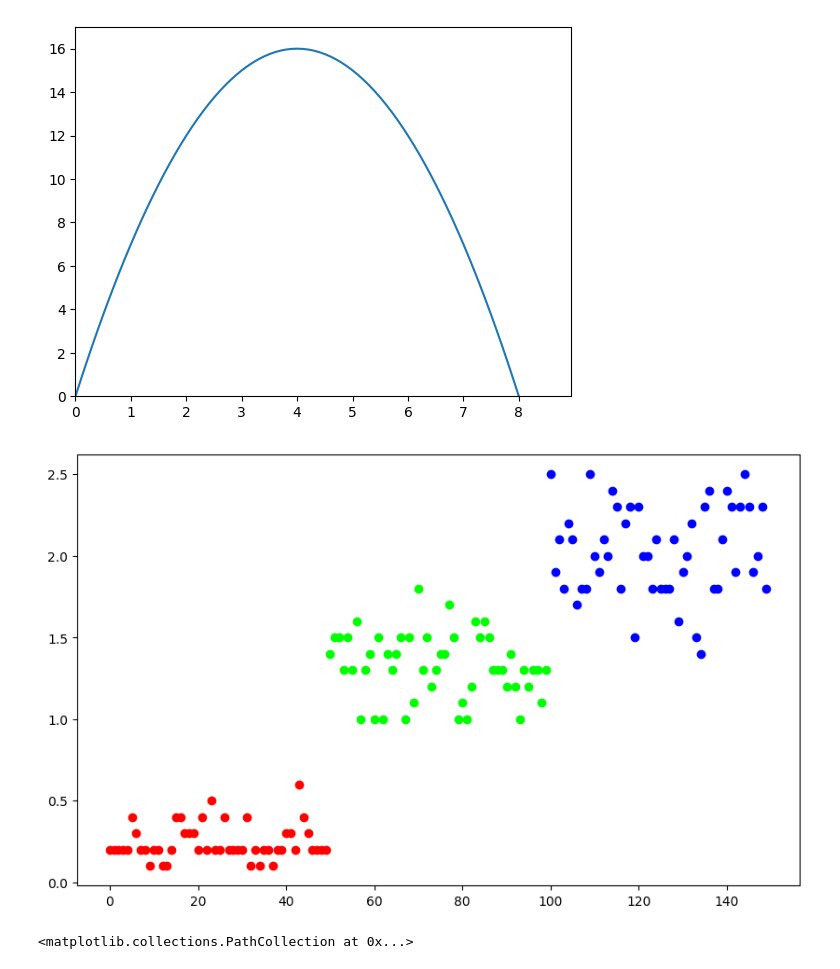
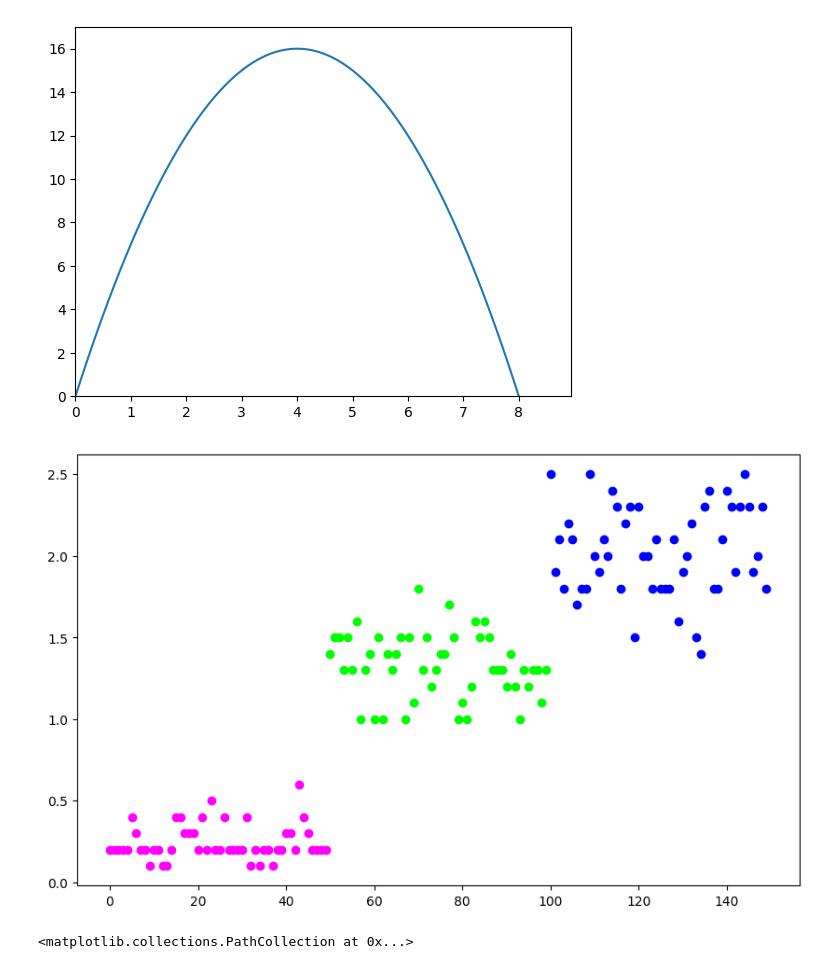
Before and after one commit to dethMastery/uni-work-ai, a Jupyter notebook: Lab04/plot_iris.ipynb, the cells around one changed output. Drawn from its saved outputs; the diff is of its cells as text; code cells hidden in the pictures.

```diff
--- a/Lab04/plot_iris.ipynb
+++ b/Lab04/plot_iris.ipynb
@@ -33,16 +33,16 @@ Y = iris['class']
 # %%
 # plot sepal length between 3 classes
 plt.figure(figsize=(10, 6))
 
 # Plotting sepal length for each species
 iris_classes = iris['class'].unique()
 feature_name = 'petal width' # "petal length"  #'sepal width' # 'sepal length'
-colors=[[1,0,0],[0,1,0],[0,0,1]]
+colors=[[1,0,1],[0,1,0],[0,0,1]]
 for i, species in enumerate(iris_classes):
     species_data = iris[iris['class'] == species]
     plt.plot(species_data.index, species_data[feature_name], marker='o', linestyle='', color=colors[i], label=species)
 # %% [output]
-[figure, old version]
+[figure, new version]
 # %%
 # plot sepal length between 3 classes
 # plt.figure(figsize=(10, 6))
```
Also changed, not shown: 1 other file.
